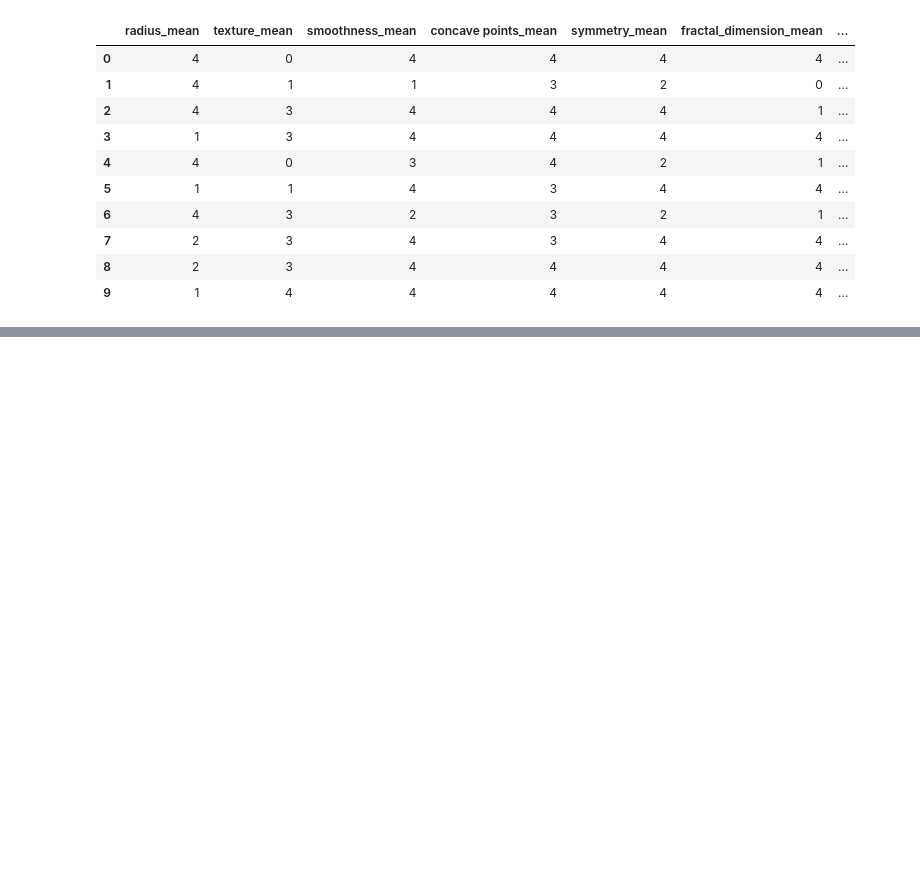
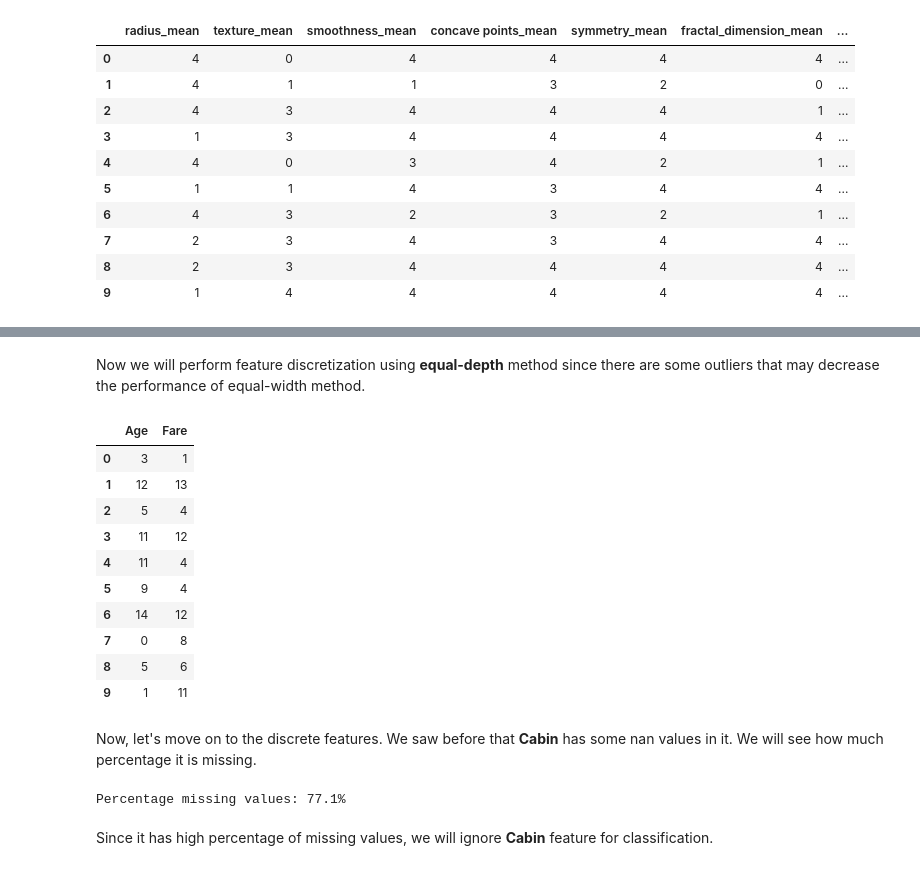
Before and after one commit to suryaParyanta/CZ4032-Rule_Based_Classifier, a Jupyter notebook: notebooks/data_preprocessing.ipynb, the cells around one changed output, grey strips where cells are left out. Drawn from its saved outputs; the diff is of its cells as text; code cells hidden in the pictures; blank space fills up the shorter version.

```diff
--- a/notebooks/data_preprocessing.ipynb
+++ b/notebooks/data_preprocessing.ipynb
@@ -782,0 +678,2 @@ processed.to_csv(os.path.join(save_dir, "titanic_processed.csv"), index = False)
+# %% [markdown]
+Now we will perform feature discretization using **equal-depth** method since there are some outliers that may decrease the performance of equal-width method.
@@ -782,0 +704,29 @@ processed.to_csv(os.path.join(save_dir, "titanic_processed.csv"), index = False)
+# %%
+# feature discretization
+X_disc = X_cont.copy()
+
+for c in X_disc.columns:
+    X_disc[c] = equal_depth_binning(X_disc[c], nbins = 15)
+
+X_disc.head(10)
+# %% [output]
+|  | Age | Fare |
+| 0 | 3 | 1 |
+| 1 | 12 | 13 |
+| 2 | 5 | 4 |
+| 3 | 11 | 12 |
+| 4 | 11 | 4 |
+| 5 | 9 | 4 |
+| 6 | 14 | 12 |
+| 7 | 0 | 8 |
+| 8 | 5 | 6 |
+| 9 | 1 | 11 |
+# %% [markdown]
+Now, let's move on to the discrete features. We saw before that **Cabin** has some nan values in it. We will see how much percentage it is missing.
+# %%
+num_null = sum(X_cat["Cabin"].isnull())
+print(f"Percentage missing values: {round(100 * num_null / titanic_data.shape[0], 2)}%")
+# %% [output]
+Percentage missing values: 77.1%
+# %% [markdown]
+Since it has high percentage of missing values, we will ignore **Cabin** feature for classification.
```
Also changed, not shown: parts of 45 cells of this notebook, 1 other file.
